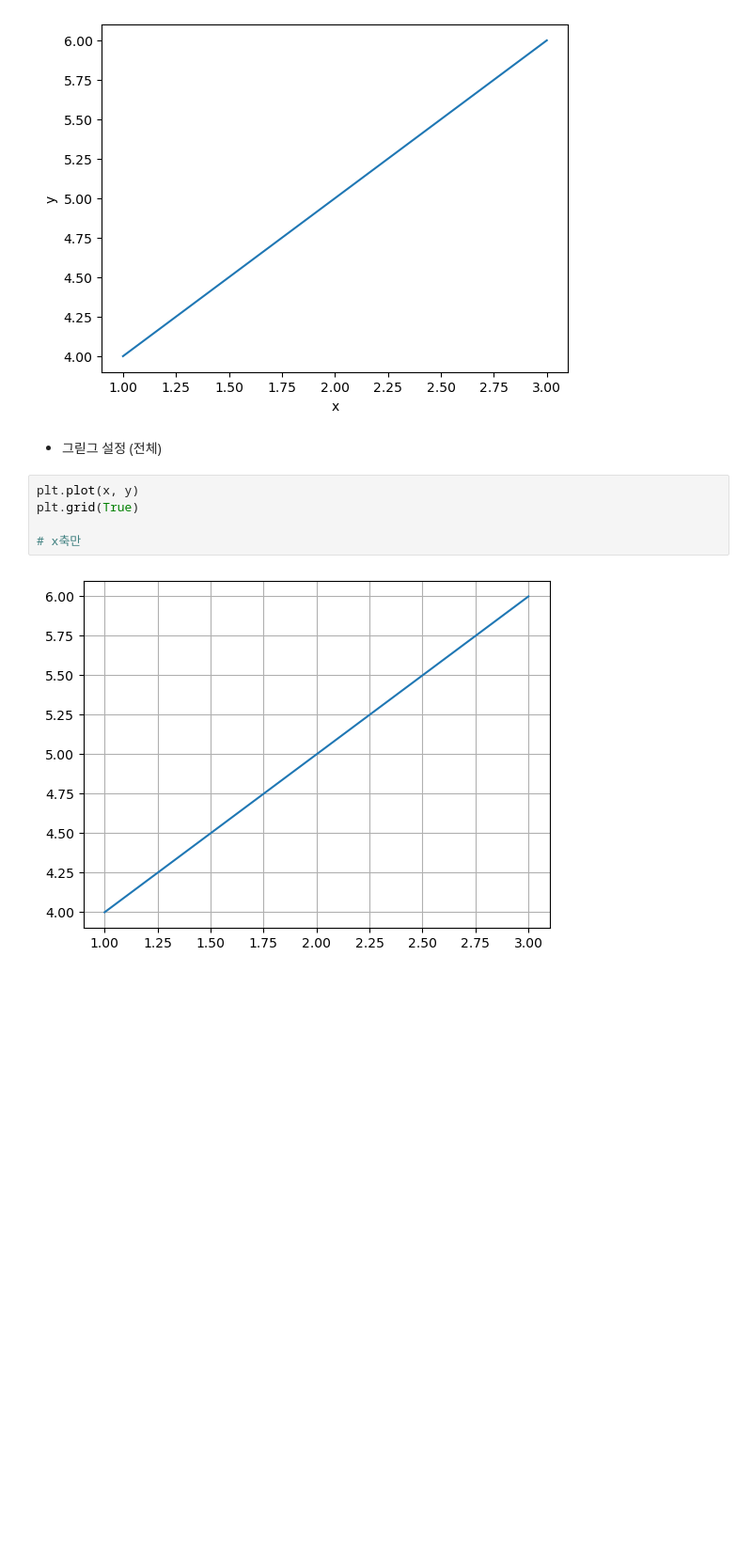
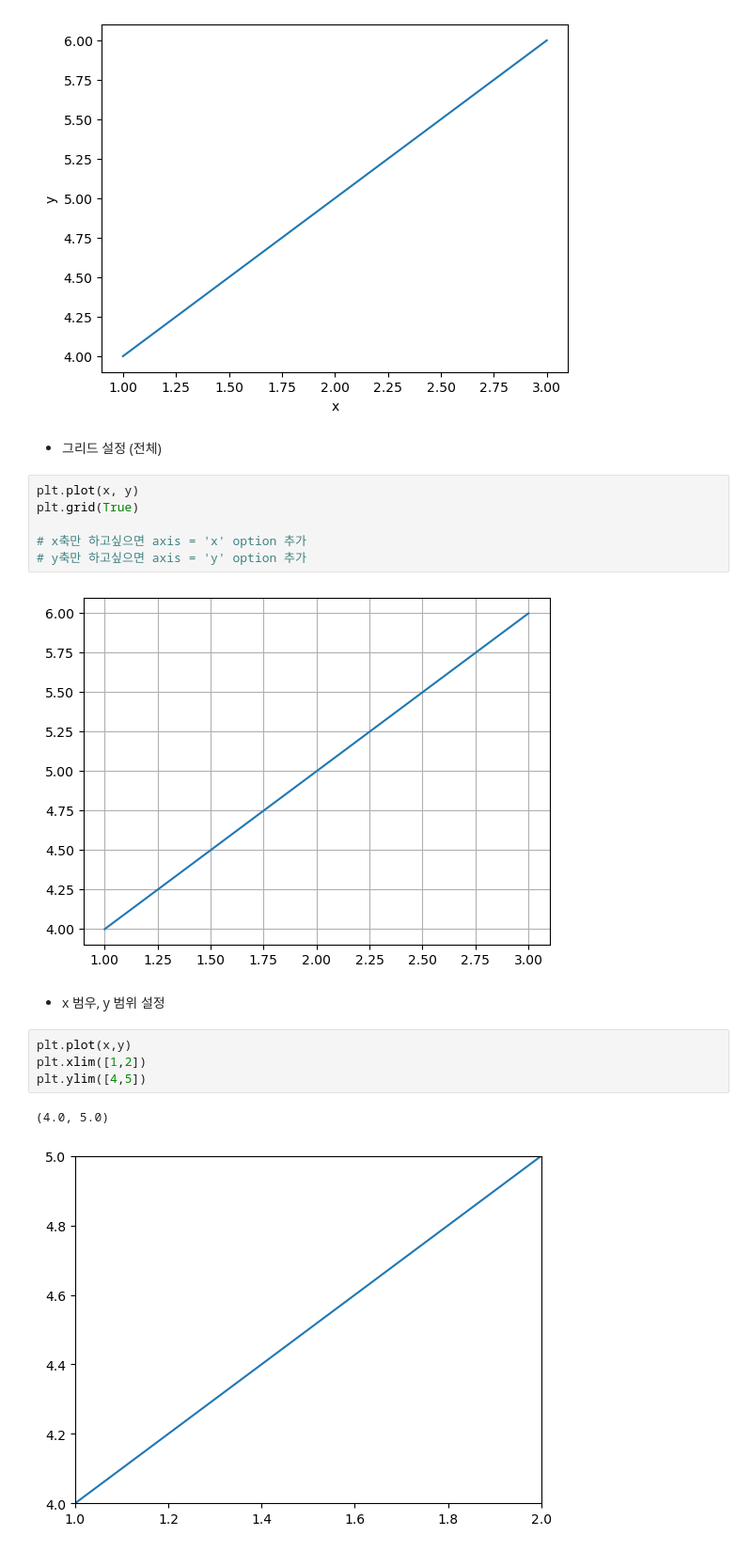
Before and after one commit to Hyeonjun-Heo/fast_campus-EDA, a Jupyter notebook: 03_데이터_시각화.ipynb, the cells around one changed output. Shown at 94% size. Drawn from its saved outputs; the diff is of its cells as text; blank space fills up the shorter version.

```diff
--- a/03_데이터_시각화.ipynb
+++ b/03_데이터_시각화.ipynb
@@ -103,11 +103,21 @@ plt.ylabel('y')
 Text(0, 0.5, 'y')
 [figure]
 # %% [markdown]
-* 그릳그 설정 (전체)
+* 그리드 설정 (전체)
 # %%
 plt.plot(x, y)
 plt.grid(True)
 
-# x축만
+# x축만 하고싶으면 axis = 'x' option 추가
+# y축만 하고싶으면 axis = 'y' option 추가
 # %% [output]
 [figure]
+# %% [markdown]
+* x 범우, y 범위 설정
+# %%
+plt.plot(x,y)
+plt.xlim([1,2])
+plt.ylim([4,5])
+# %% [output]
+(4.0, 5.0)
+[figure, added]
```
Also changed, not shown: parts of 74 cells of this notebook.
